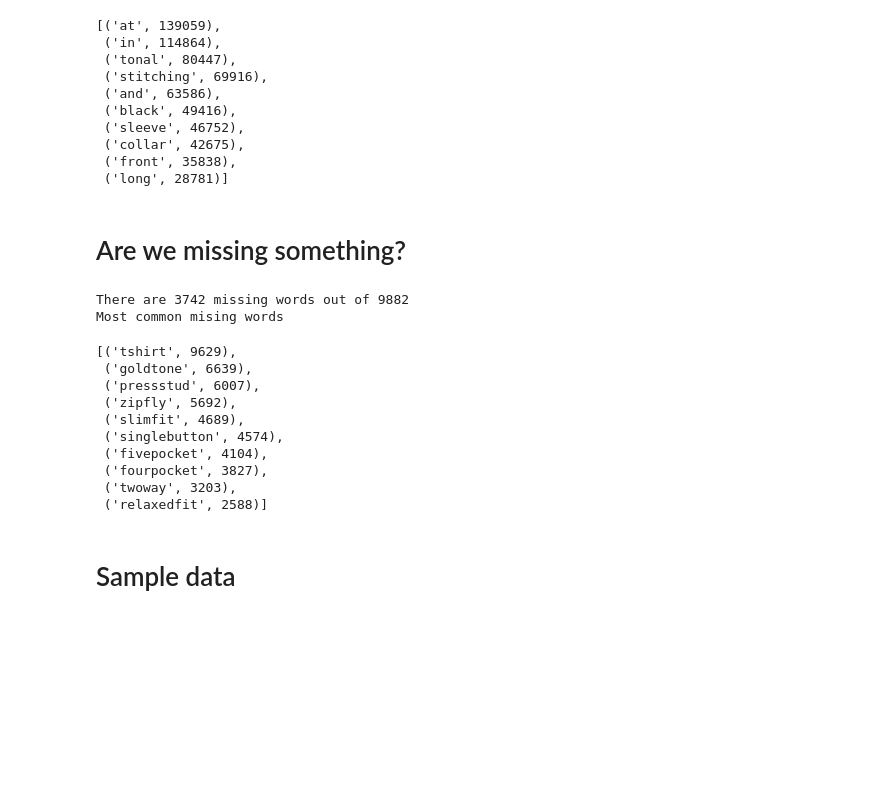
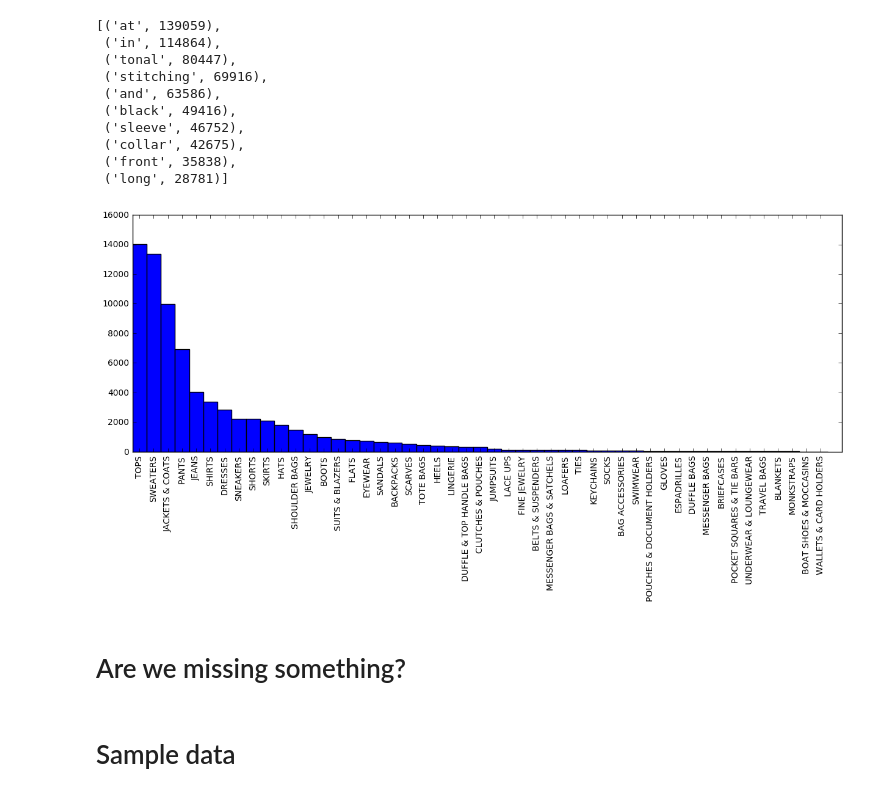
Before and after one commit to 1o0ko/StackGAN, a Jupyter notebook: notebook/data_exploration.ipynb, the cells around one changed output. Drawn from its saved outputs; the diff is of its cells as text; code cells hidden in the pictures; blank space fills up the shorter version.

```diff
--- a/notebook/data_exploration.ipynb
+++ b/notebook/data_exploration.ipynb
@@ -53,7 +56,9 @@ from collections import Counter
 
 BLACK_LIST = string.punctuation.replace('%', '') + '\n'
 
-def normalize(text_array, black_list = BLACK_LIST, vocab=None, lowercase =  True, tokenize = False):
+def normalize(text_array,
+    black_list = BLACK_LIST,
+    vocab=None, lowercase =  True, tokenize = False):
     text = text_array[0]
     if black_list:
         text = text.translate(None, BLACK_LIST)
@@ -105,24 +140,29 @@ def dump_to_fastext_corpora(data_set, output, id2category,
 import itertools
 import math
 
-c = Counter()
+tokens = Counter()
+classes = Counter()
+
 handle = data_set.open()
 num_batch = data_set.num_examples / BATH_SIZE
 for i in xrange(num_batch):
     if i % 100 == 0:
         percent = int(((100.0 * i )/ num_batch))
         print("Processing %i batch out of %i [%i percent]" % (i, num_batch, percent))
-        print("Number of tokens in the dictionary: %i" % len(c))
+        print("Number of tokens in the dictionary: %i" % len(tokens))
+        print("Number of classes in the dictionary: %i" % len(classes))
 
     rows = data_set.get_data(
         handle,
         slice(i*BATH_SIZE, min((i+1)*BATH_SIZE, data_set.num_examples))
     )
 
-    tokens = itertools.chain(*[
+    tokens.update(itertools.chain(*[
         normalize(text, tokenize=True) for text in rows[4]
-    ])
-    c.update(tokens)
+    ]))
+    classes.update(itertools.chain([
+        row[0] for row in rows[1]
+    ]))
 # %% [output]
 Processing 0 batch out of 737 [0 percent]
 Number of tokens in the dictionary: 0
@@ -157,6 +198,18 @@ c.most_common(10)
  ('collar', 42675),
  ('front', 35838),
  ('long', 28781)]
+# %%
+labels, values = zip(*classes.most_common())
+
+indexes = np.arange(len(labels))
+width = 1
+
+plt.figure(figsize=(15, 5))
+plt.bar(indexes, values, width)
+plt.xticks(indexes + width * 0.5, labels, rotation=90)
+plt.show()
+# %% [output]
+[figure, added]
 # %% [markdown]
 # Are we missing something?
 # %%
@@ -167,19 +220,6 @@ missing_words = Counter({ word: c[word] for word in c if word.lower() not in voc
 print("There are %i missing words out of %i" % (len(missing_words), len(c)))
 print("Most common mising words")
 missing_words.most_common(10)
-# %% [output]
-There are 3742 missing words out of 9882
-Most common mising words
-[('tshirt', 9629),
- ('goldtone', 6639),
- ('pressstud', 6007),
- ('zipfly', 5692),
- ('slimfit', 4689),
- ('singlebutton', 4574),
- ('fivepocket', 4104),
- ('fourpocket', 3827),
- ('twoway', 3203),
- ('relaxedfit', 2588)]
 # %% [markdown]
 # Sample data
 # %%
```
Also changed, not shown: parts of 11 cells of this notebook.
